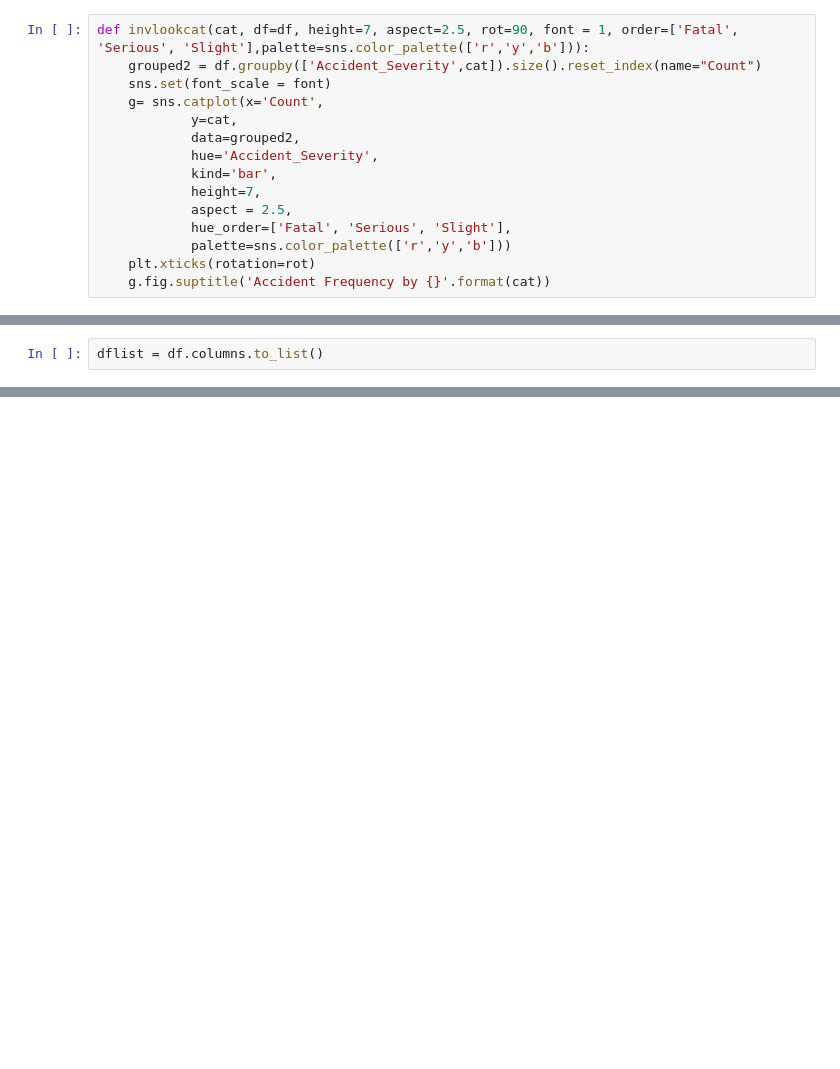
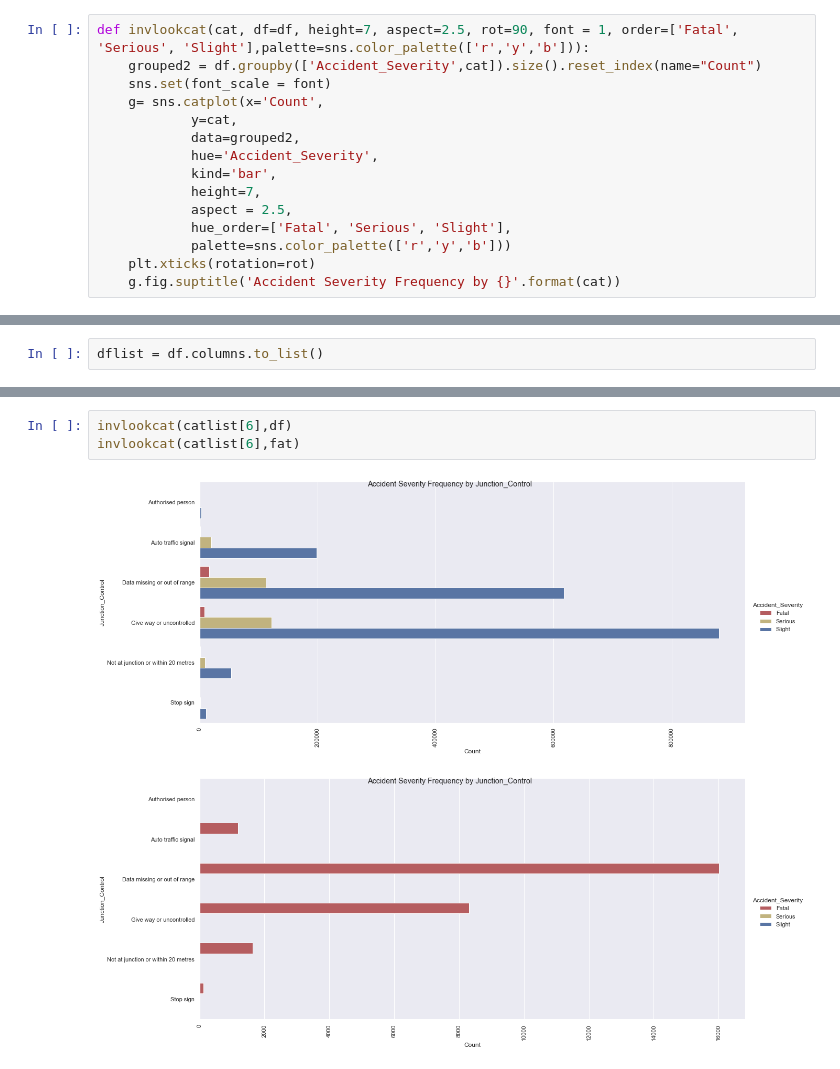
Before and after one commit to scharpham/Springboard, a Jupyter notebook: Capstone2/capstone2/notebooks/Capstone2-EDA.ipynb, the cells around one changed output, grey strips where cells are left out. Saved outputs shown, nothing was run; the diff lists cells and outputs as text; blank space fills up the shorter version.

```diff
--- a/Capstone2/capstone2/notebooks/Capstone2-EDA.ipynb
+++ b/Capstone2/capstone2/notebooks/Capstone2-EDA.ipynb
@@ -157,7 +157,7 @@ def invlookcat(cat, df=df, height=7, aspect=2.5, rot=90, font = 1, order=['Fatal
             hue_order=['Fatal', 'Serious', 'Slight'],
             palette=sns.color_palette(['r','y','b']))
     plt.xticks(rotation=rot)
-    g.fig.suptitle('Accident Frequency by {}'.format(cat))
+    g.fig.suptitle('Accident Severity Frequency by {}'.format(cat))
 # %% [markdown]
 # Time Series Exploration
 # %%
@@ -350,0 +282,6 @@ lookcat(catlist[17],fat, height=50, aspect=.1, rot=90, font=.4)
+# %%
+invlookcat(catlist[6],df)
+invlookcat(catlist[6],fat)
+# %% [output]
+[figure, added]
+[figure, added]
```
Also changed, not shown: parts of 70 cells of this notebook.
